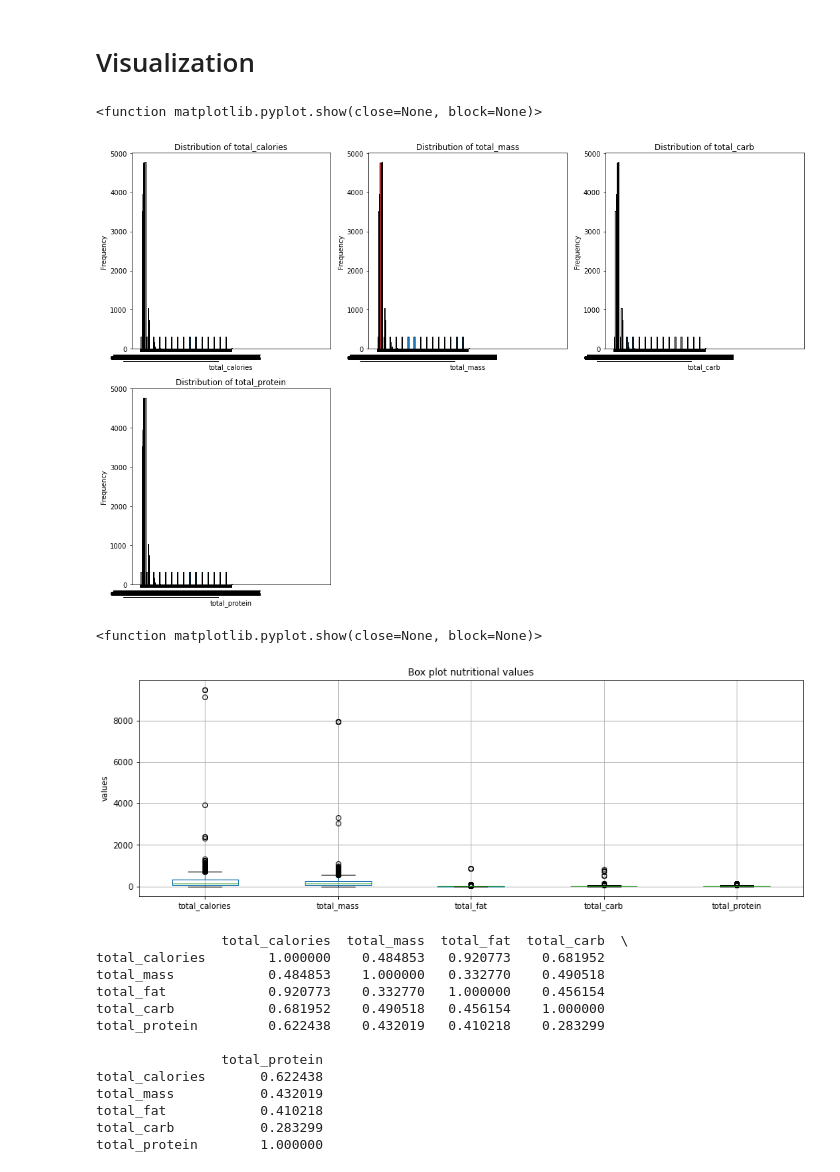
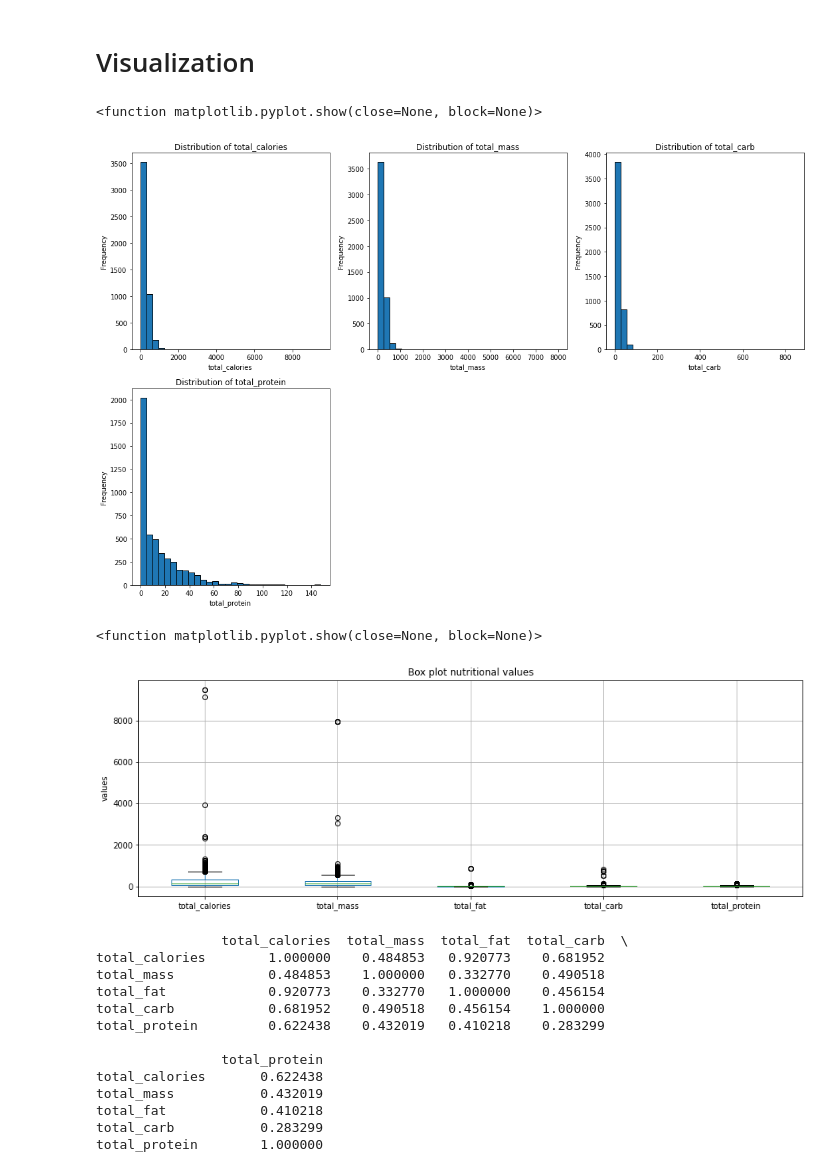
Before and after one commit to deeshlby/AAI_590_Group_9_Capstone, a Jupyter notebook: Nutritional_Values_Nutrition5k_Images.ipynb, the cells around one changed output. Saved outputs shown, nothing was run; the diff lists cells and outputs as text; code cells hidden in the pictures.

```diff
--- a/Nutritional_Values_Nutrition5k_Images.ipynb
+++ b/Nutritional_Values_Nutrition5k_Images.ipynb
@@ -22,8 +57,8 @@ pwd
 # Data Exploration
 # %%
 # we set the paths of the imagery files and subset from the metadata folder, dish_metadata_cafe1.csv
-imagery_path = '/Users/dina/Downloads/nutrition5k_dataset/imagery/realsense_overhead'
-metadata_path = '/Users/dina/Downloads/nutrition5k_dataset/metadata/dish_metadata_cafe1.csv'
+imagery_path = 'imagery/realsense_overhead'
+metadata_path = 'metadata/dish_metadata_cafe1.csv'
 # %%
 # we choose to use the first six features of the columns
 df_labels = pd.read_csv(metadata_path, usecols=[0, 1, 2, 3, 4, 5])
@@ -108,20 +143,20 @@ max       9485.815430  7975.000000   875.541016   844.568604     147.491821
 # %%
 # We create a for loop to plot histograms for the distribution of each fearute
 
 plt.figure(figsize=(15, 10))
 
 for i, column in enumerate(['total_calories', 'total_mass', 'total_carb', 'total_protein'], 1):
     plt.subplot(2, 3, i)
-    plt.hist(df_labels[columns], bins=30, edgecolor='k')
+    plt.hist(df_labels[column], bins=30, edgecolor='k')
     plt.title(f'Distribution of {column}')
     plt.xlabel(column)
     plt.ylabel('Frequency')
 
 plt.tight_layout()
 plt.show
 # %% [output]
 <function matplotlib.pyplot.show(close=None, block=None)>
-[figure, old version]
+[figure, new version]
 # %%
 # we use a box plot ot all nutritional values
 plt.figure(figsize=(15, 5))
@@ -131,7 +166,7 @@ plt.ylabel('values')
 plt.show
 # %% [output]
 <function matplotlib.pyplot.show(close=None, block=None)>
-[figure, old version]
+[figure, new version]
 # %%
 # we create a correlation matrix to the different features
 correlation_matrix = df_labels[['total_calories', 'total_mass', 'total_fat', 'total_carb', 'total_protein']].corr()
```
Also changed, not shown: parts of 61 cells of this notebook.
